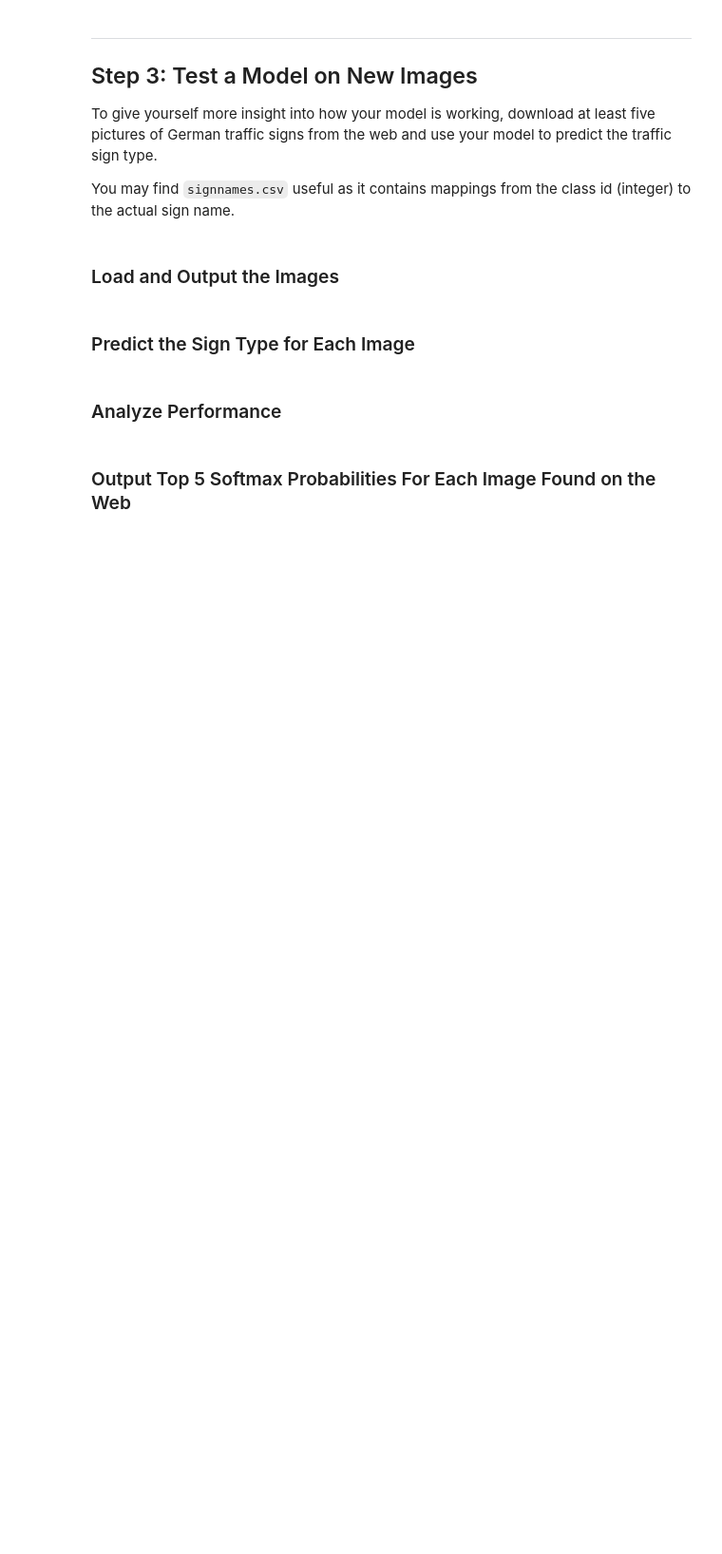
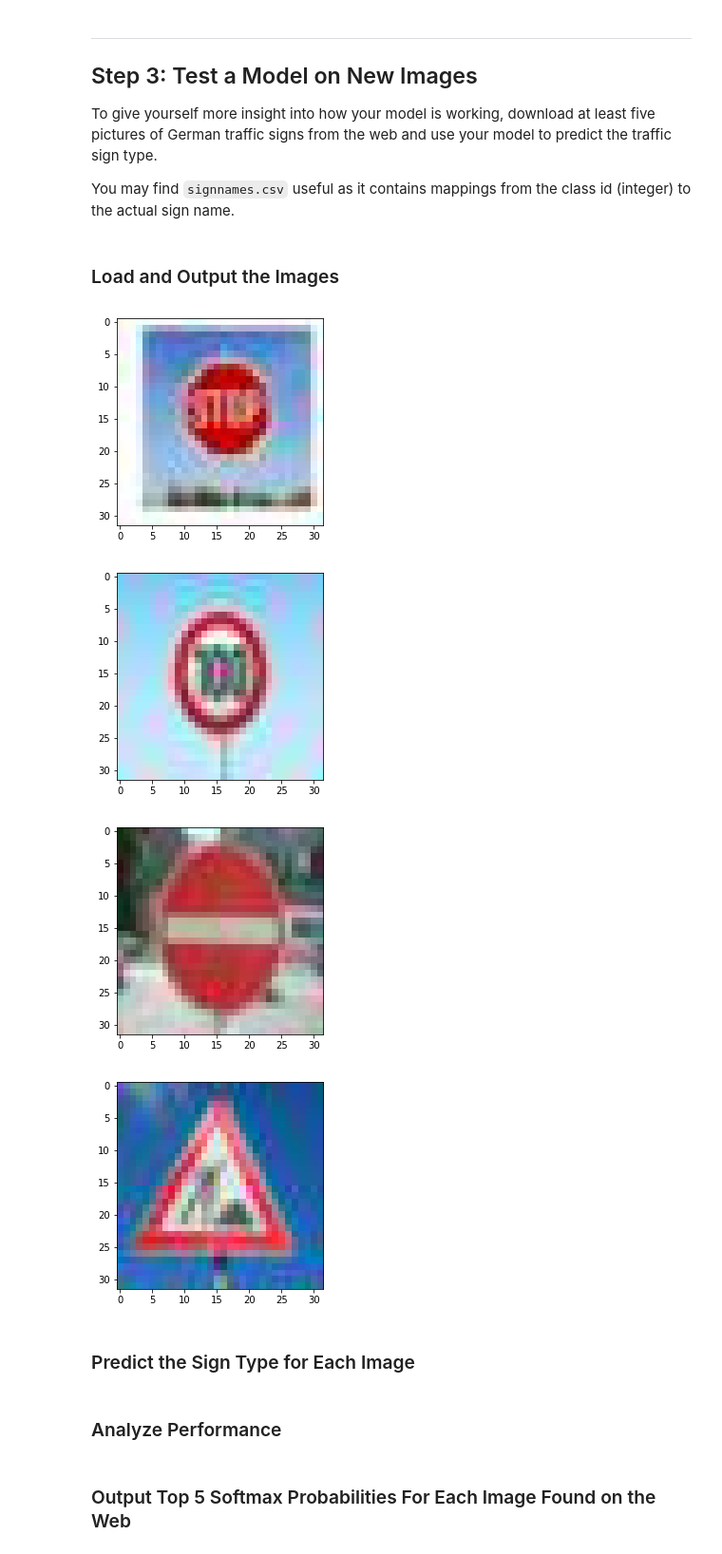
Before and after one commit to Rxmeez/SDCND-1-TrafficSignClassifier, a Jupyter notebook: Traffic_Sign_Classifier.ipynb, the cells around one changed output. Shown at 95% size. Cells and saved outputs as stored; diff of their text form; code cells hidden in the pictures; blank space fills up the shorter version.

```diff
--- a/Traffic_Sign_Classifier.ipynb
+++ b/Traffic_Sign_Classifier.ipynb
@@ -284,7 +286,7 @@ Source: Yan LeCun
 # Setup Tensorflow
 
 EPOCHS = 10
-BATCH_SIZE = 256
+BATCH_SIZE = 128
 # %%
 ### Define your architecture here.
 ### Feel free to use as many code cells as needed.
@@ -405,8 +407,10 @@ with tf.Session() as sess:
             sess.run(training_operation, feed_dict={x: batch_x, y: batch_y, keep_prob: 0.7})
 
         validation_accuracy = evaluate(X_valid, y_valid)
+        training_accuracy = evaluate(X_train, y_train)
         print("EPOCH {} ...".format(i+1))
         print("Validation Accuracy = {:.3f}".format(validation_accuracy))
+        print("Training Accuracy = {:.3f}".format(training_accuracy))
         print()
 
     saver.save(sess, './lenet')
@@ -442,6 +446,25 @@ You may find `signnames.csv` useful as it contains mappings from the class id (i
 # %%
 ### Load the images and plot them here.
 ### Feel free to use as many code cells as needed.
+# %%
+import os
+import matplotlib.image as mpimg
+new_pictures = os.listdir("new_pictures/")
+new_pictures = new_pictures[1:6]
+# %%
+# Display images
+five_images = []
+for i in new_pictures:
+    i = "new_pictures/" + i
+    image = mpimg.imread(i)
+    five_images.append(image)
+    plt.imshow(image)
+    plt.show()
+# %% [output]
+[figure, added]
+[figure, added]
+[figure, added]
+[figure, added]
 # %% [markdown]
 ### Predict the Sign Type for Each Image
 # %%
```
Also changed, not shown: parts of 8 cells of this notebook, 8 other files.
